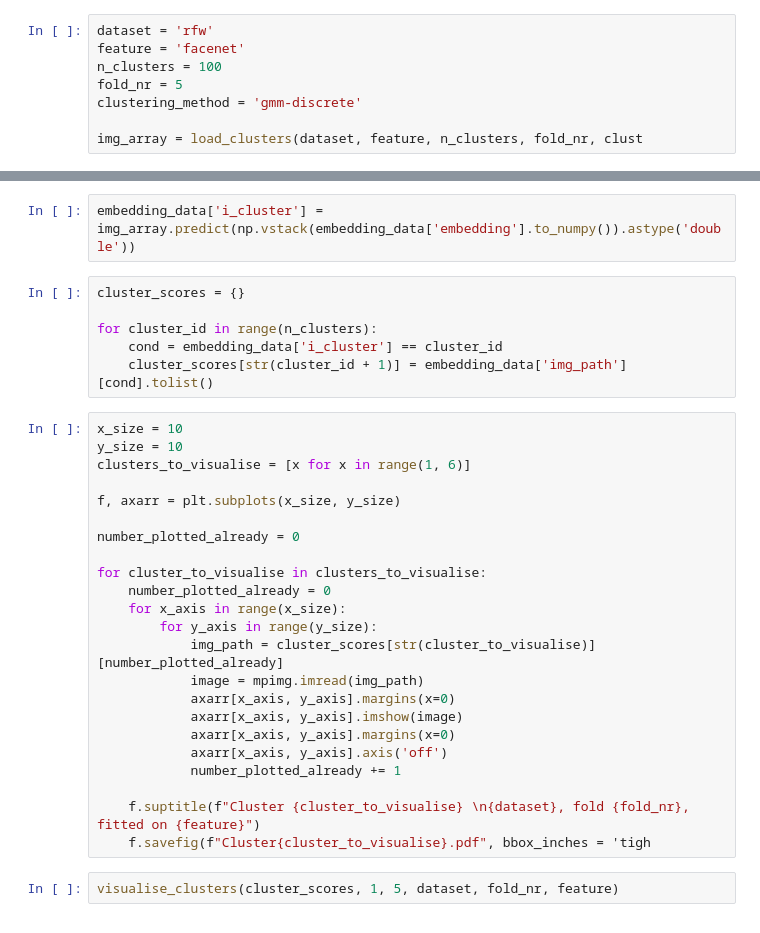
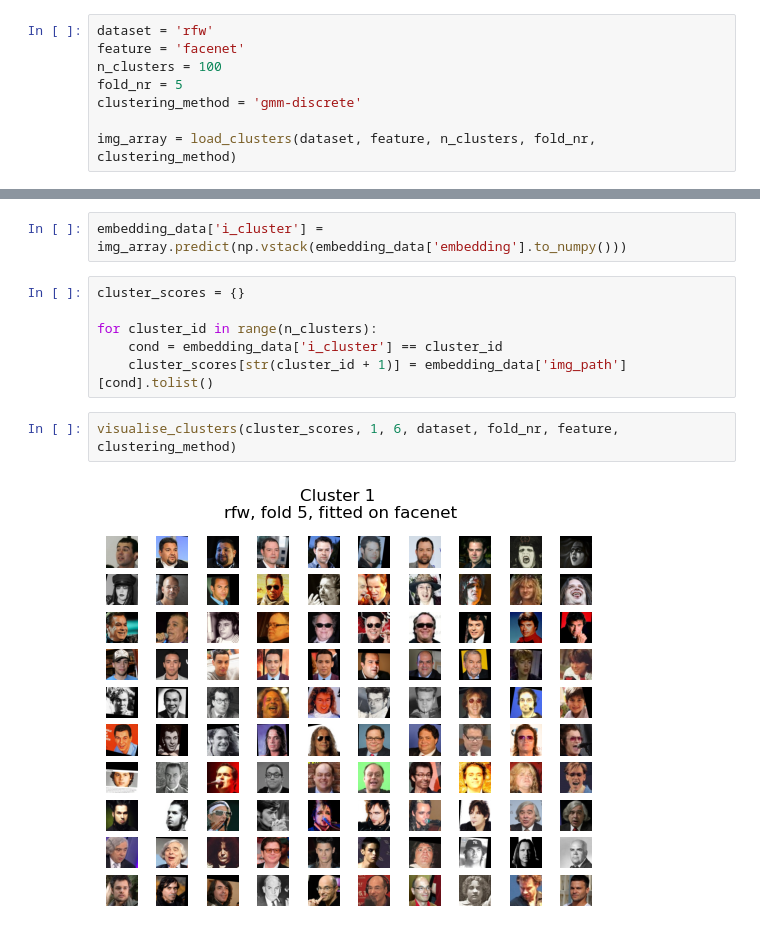
Before and after one commit to margajdon/reproduction-FAIRCAL, a Jupyter notebook: Cluster_Visuals.ipynb, the cells around one changed output, grey strips where cells are left out. Drawn from its saved outputs; the diff is of its cells as text.

```diff
--- a/Cluster_Visuals.ipynb
+++ b/Cluster_Visuals.ipynb
@@ -112,39 +108,18 @@ n_clusters = 100
 fold_nr = 5
 clustering_method = 'gmm-discrete'
 
-img_array = load_clusters(dataset, feature, n_clusters, fold_nr, clust
+img_array = load_clusters(dataset, feature, n_clusters, fold_nr, clustering_method)
 # %%
 embedding_data = load_embeddings(dataset, feature)
 # %%
-embedding_data['i_cluster'] = img_array.predict(np.vstack(embedding_data['embedding'].to_numpy()).astype('double'))
+embedding_data['i_cluster'] = img_array.predict(np.vstack(embedding_data['embedding'].to_numpy()))
 # %%
 cluster_scores = {}
 
 for cluster_id in range(n_clusters):
     cond = embedding_data['i_cluster'] == cluster_id
     cluster_scores[str(cluster_id + 1)] = embedding_data['img_path'][cond].tolist()
-# %%
-x_size = 10
-y_size = 10
-clusters_to_visualise = [x for x in range(1, 6)]
-
-f, axarr = plt.subplots(x_size, y_size)
-
-number_plotted_already = 0
-
-for cluster_to_visualise in clusters_to_visualise:
-    number_plotted_already = 0
-    for x_axis in range(x_size):
-        for y_axis in range(y_size):
-            img_path = cluster_scores[str(cluster_to_visualise)][number_plotted_already]
-            image = mpimg.imread(img_path)
-            axarr[x_axis, y_axis].margins(x=0)
-            axarr[x_axis, y_axis].imshow(image)
-            axarr[x_axis, y_axis].margins(x=0)
-            axarr[x_axis, y_axis].axis('off')
-            number_plotted_already += 1
-
-    f.suptitle(f"Cluster {cluster_to_visualise} \n{dataset}, fold {fold_nr}, fitted on {feature}")
-    f.savefig(f"Cluster{cluster_to_visualise}.pdf", bbox_inches = 'tigh
 # %%
-visualise_clusters(cluster_scores, 1, 5, dataset, fold_nr, feature)
+visualise_clusters(cluster_scores, 1, 6, dataset, fold_nr, feature, clustering_method)
+# %% [output]
+[figure, added]
```
Also changed, not shown: parts of 8 cells of this notebook.
